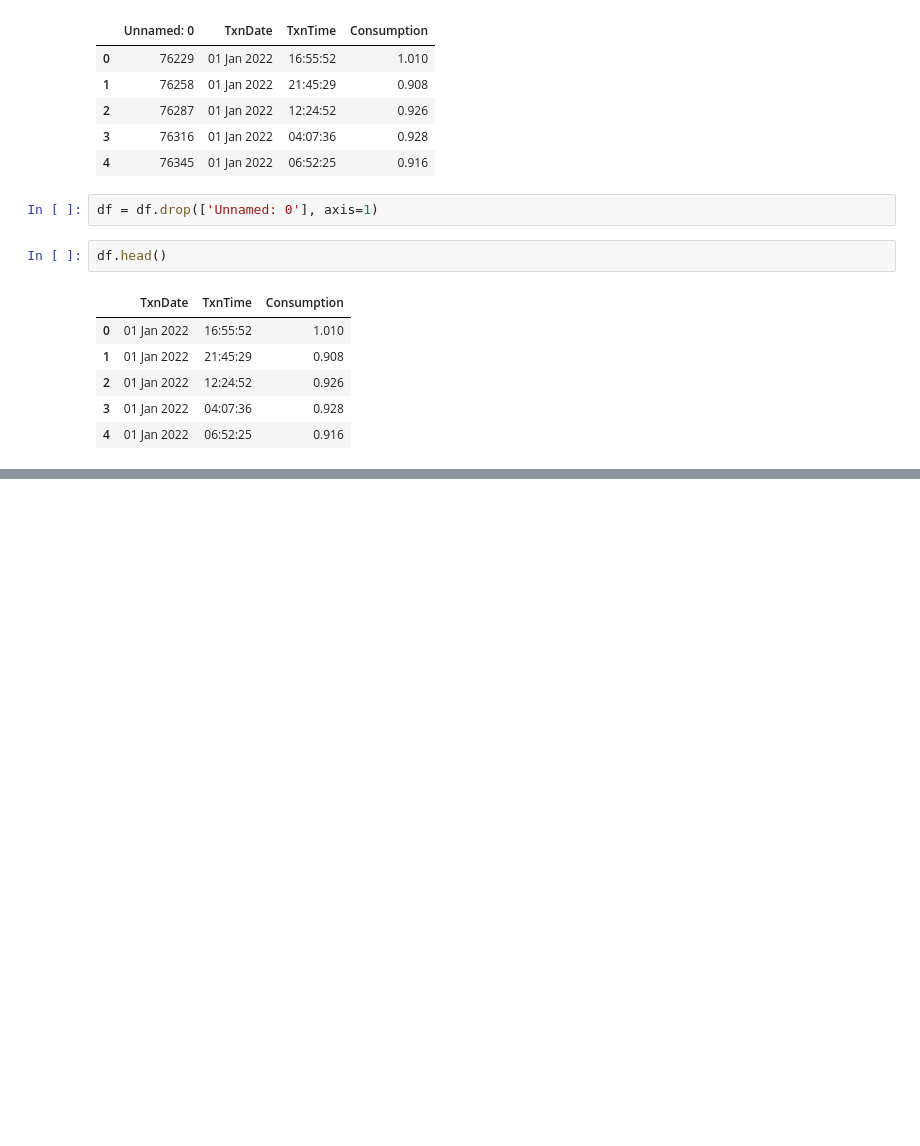
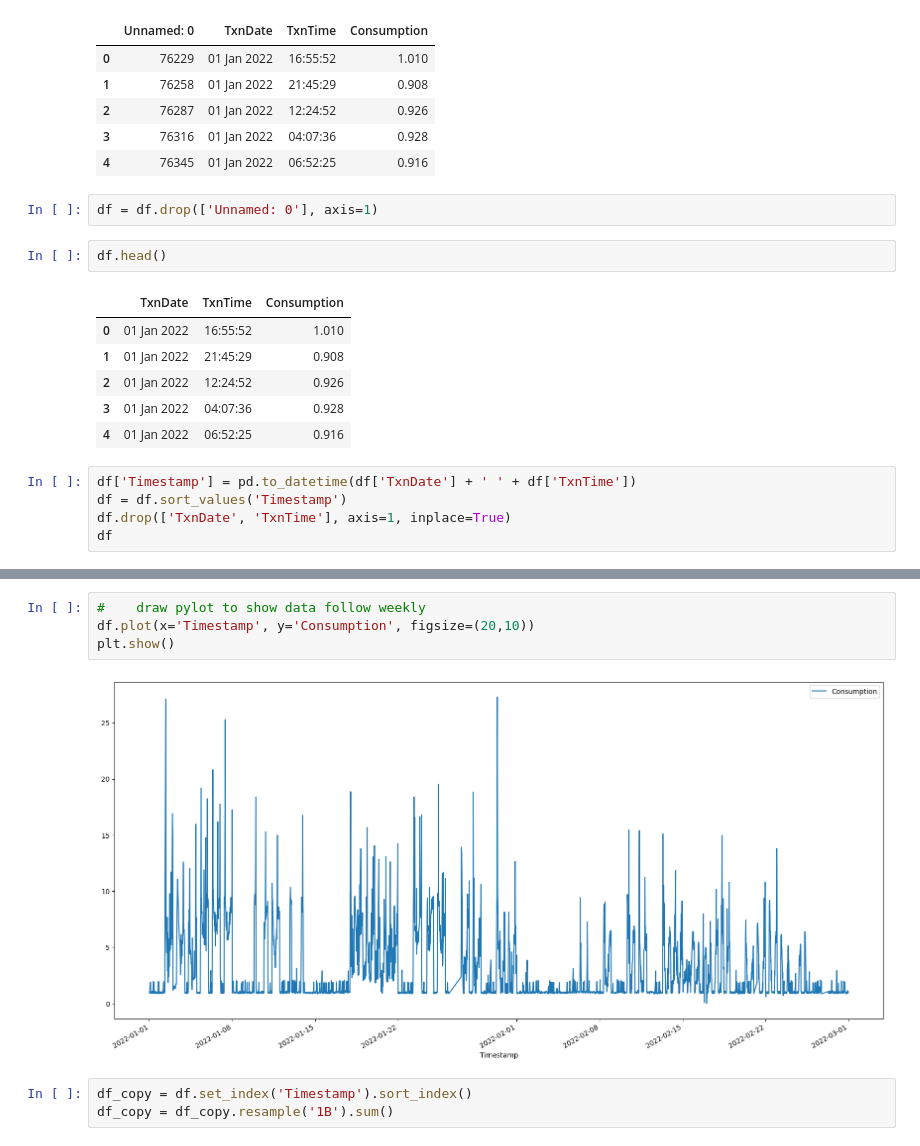
Before and after one commit to windyboy03/SELF_PROJECTS, a Jupyter notebook: RNN/rnn.ipynb, the cells around one changed output, grey strips where cells are left out. Cells and saved outputs as stored; diff of their text form; blank space fills up the shorter version.

```diff
--- a/RNN/rnn.ipynb
+++ b/RNN/rnn.ipynb
@@ -31,3 +40,8 @@ df.head()
 | 2 | 01 Jan 2022 | 12:24:52 | 0.926 |
 | 3 | 01 Jan 2022 | 04:07:36 | 0.928 |
 | 4 | 01 Jan 2022 | 06:52:25 | 0.916 |
+# %%
+df['Timestamp'] = pd.to_datetime(df['TxnDate'] + ' ' + df['TxnTime'])
+df = df.sort_values('Timestamp')
+df.drop(['TxnDate', 'TxnTime'], axis=1, inplace=True)
+df
@@ -33,0 +89,9 @@ df.head()
+# %%
+#    draw pylot to show data follow weekly
+df.plot(x='Timestamp', y='Consumption', figsize=(20,10))
+plt.show()
+# %% [output]
+[figure, added]
+# %%
+df_copy = df.set_index('Timestamp').sort_index()
+df_copy = df_copy.resample('1B').sum()
```
Also changed, not shown: parts of 15 cells of this notebook, 55 other files.
